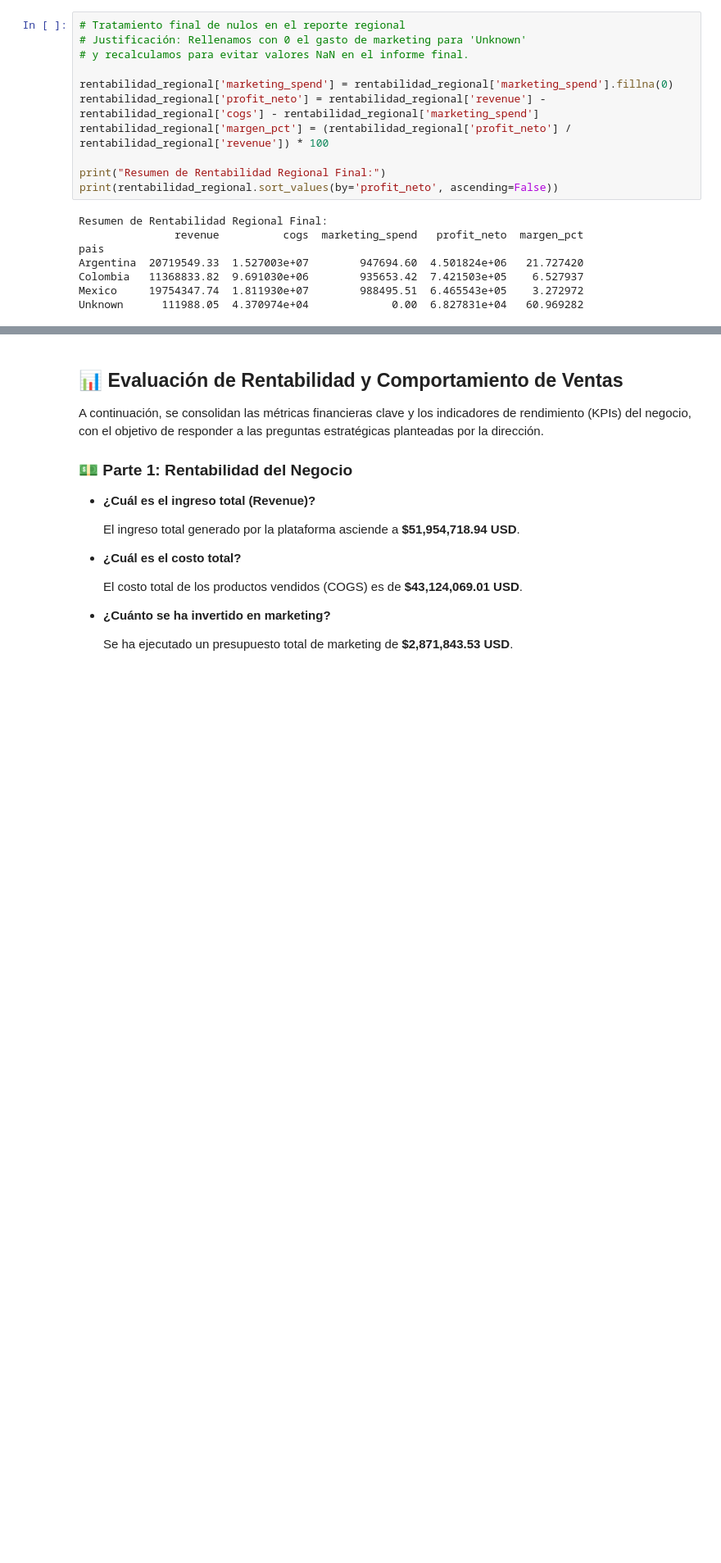
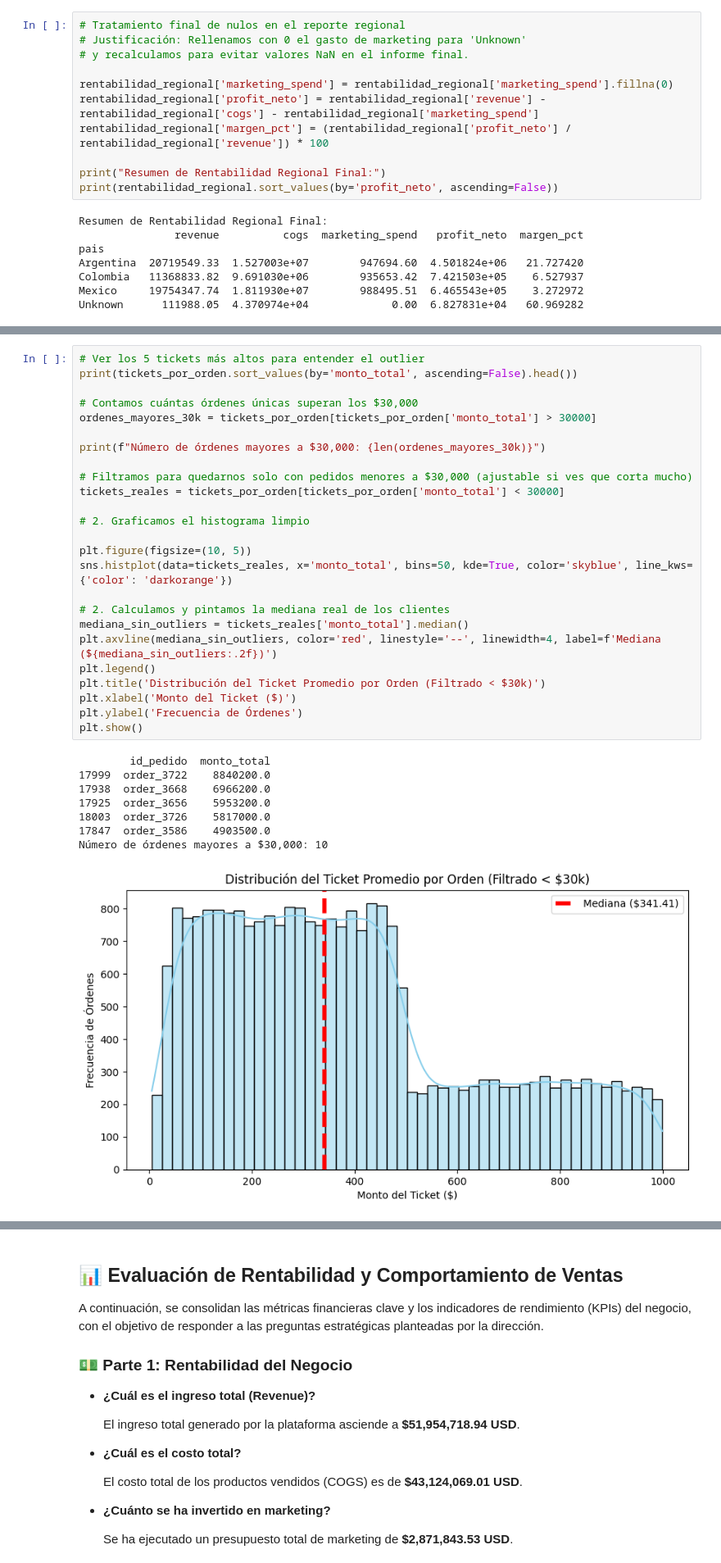
Before and after one commit to FerAponte/rappiplus-business-analytics, a Jupyter notebook: notebooks/RappiPlus_Data_Analysis.ipynb, the cells around one changed output, grey strips where cells are left out. Shown at 82% size. Saved outputs shown, nothing was run; the diff lists cells and outputs as text; blank space fills up the shorter version.

```diff
--- a/notebooks/RappiPlus_Data_Analysis.ipynb
+++ b/notebooks/RappiPlus_Data_Analysis.ipynb
@@ -595,0 +614,34 @@ Name: gasto, dtype: float64
+# %%
+# Ver los 5 tickets más altos para entender el outlier
+print(tickets_por_orden.sort_values(by='monto_total', ascending=False).head())
+
+# Contamos cuántas órdenes únicas superan los $30,000
+ordenes_mayores_30k = tickets_por_orden[tickets_por_orden['monto_total'] > 30000]
+
+print(f"Número de órdenes mayores a $30,000: {len(ordenes_mayores_30k)}")
+
+# Filtramos para quedarnos solo con pedidos menores a $30,000 (ajustable si ves que corta mucho)
+tickets_reales = tickets_por_orden[tickets_por_orden['monto_total'] < 30000]
+
+# 2. Graficamos el histograma limpio
+
+plt.figure(figsize=(10, 5))
+sns.histplot(data=tickets_reales, x='monto_total', bins=50, kde=True, color='skyblue', line_kws={'color': 'darkorange'})
+
+# 2. Calculamos y pintamos la mediana real de los clientes
+mediana_sin_outliers = tickets_reales['monto_total'].median()
+plt.axvline(mediana_sin_outliers, color='red', linestyle='--', linewidth=4, label=f'Mediana (${mediana_sin_outliers:.2f})')
+plt.legend()
+plt.title('Distribución del Ticket Promedio por Orden (Filtrado < $30k)')
+plt.xlabel('Monto del Ticket ($)')
+plt.ylabel('Frecuencia de Órdenes')
+plt.show()
+# %% [output]
+        id_pedido  monto_total
+17999  order_3722    8840200.0
+17938  order_3668    6966200.0
+17925  order_3656    5953200.0
+18003  order_3726    5817000.0
+17847  order_3586    4903500.0
+Número de órdenes mayores a $30,000: 10
+[figure, added]
```
Also changed, not shown: parts of 32 cells of this notebook.
